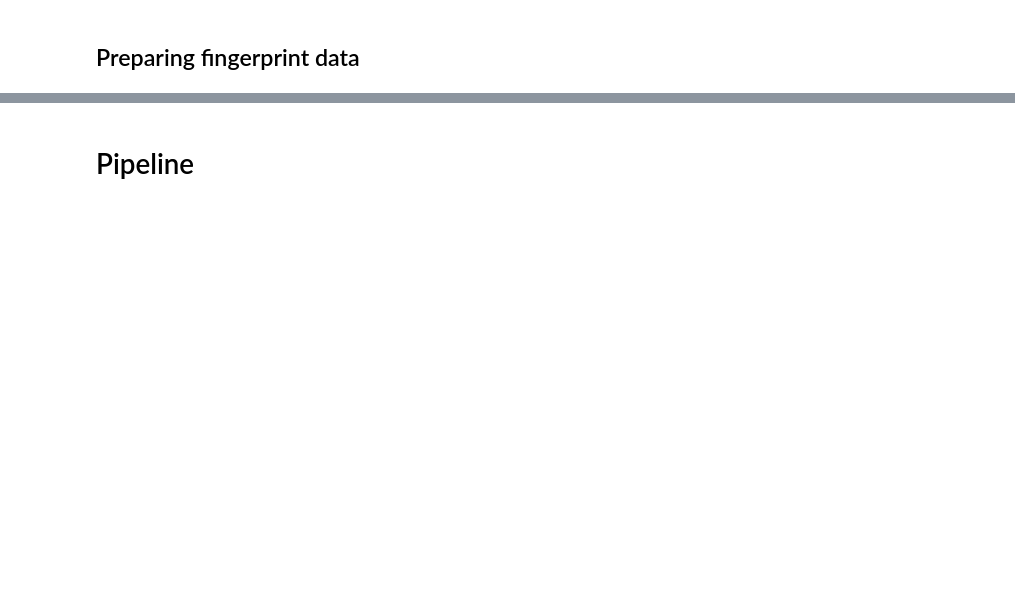
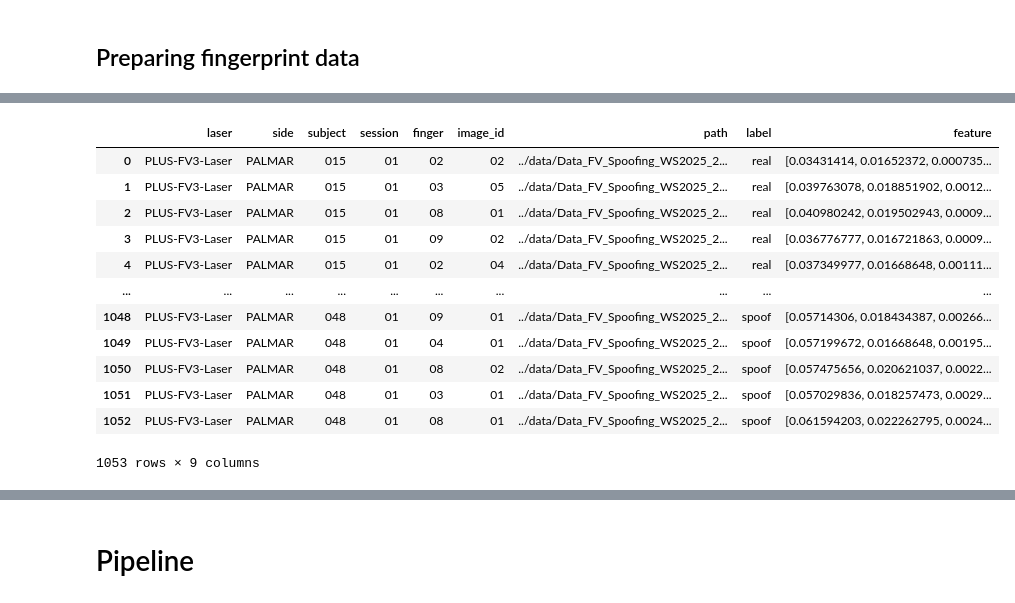
Before and after one commit to Andino20/PAD_LBP_PS-Bildverarbeitung-WS25, a Jupyter notebook: notebooks/LBP.ipynb, the cells around one changed output, grey strips where cells are left out. Saved outputs shown, nothing was run; the diff lists cells and outputs as text; code cells hidden in the pictures; blank space fills up the shorter version.

Commit message:
Prepare data

```diff
--- a/notebooks/LBP.ipynb
+++ b/notebooks/LBP.ipynb
@@ -61,0 +55,22 @@ NameError: name 'metadata' is not defined
+# %%
+# CREATE THE BALANCED DATASET
+KEYS = ["subject", "finger"]
+
+# Identify shared (user_id, finger_id) pairs
+common_keys = (
+    real[KEYS]
+    .merge(spoof[KEYS], on=KEYS, how="inner")
+    .drop_duplicates()
+)
+
+# Filter both tables to the shared pairs
+df_pos_balanced = real.merge(common_keys, on=KEYS, how="inner")
+df_neg_balanced = spoof.merge(common_keys, on=KEYS, how="inner")
+
+# Stack rows while preserving schema and labels
+balanced_df = pd.concat(
+    [df_pos_balanced, df_neg_balanced],
+    ignore_index=True
+)
+
+balanced_df
@@ -61,0 +91,32 @@ NameError: name 'metadata' is not defined
+# %%
+# Takes fingerprint image path and converts it to a normalized histogram of the lbp results
+def extract_feature(path: str) -> np.ndarray:
+    fingerprint = io.imread(path)
+    lbp = local_binary_pattern(fingerprint, P=8, R=1, method="default")
+    lbp = lbp.astype(np.uint8)
+    hist, _ = np.histogram(
+        lbp.ravel(),
+        bins=256,
+        range=(0, 256)
+    )
+    hist = hist.astype(np.float32)
+    hist /= hist.sum() + 1e-8
+    return hist
+# %%
+# Add the feature column to the dataset
+balanced_df['feature'] = balanced_df['path'].apply(extract_feature)
+balanced_df
+# %% [output]
+|  | laser | side | subject | session | finger | image_id | path | label | feature |
+| 0 | PLUS-FV3-Laser | PALMAR | 015 | 01 | 02 | 02 | ../data/Data_FV_Spoofing_WS2025_2... | real | [0.03431414, 0.01652372, 0.000735... |
+| 1 | PLUS-FV3-Laser | PALMAR | 015 | 01 | 03 | 05 | ../data/Data_FV_Spoofing_WS2025_2... | real | [0.039763078, 0.018851902, 0.0012... |
+| 2 | PLUS-FV3-Laser | PALMAR | 015 | 01 | 08 | 01 | ../data/Data_FV_Spoofing_WS2025_2... | real | [0.040980242, 0.019502943, 0.0009... |
+| 3 | PLUS-FV3-Laser | PALMAR | 015 | 01 | 09 | 02 | ../data/Data_FV_Spoofing_WS2025_2... | real | [0.036776777, 0.016721863, 0.0009... |
+| 4 | PLUS-FV3-Laser | PALMAR | 015 | 01 | 02 | 04 | ../data/Data_FV_Spoofing_WS2025_2... | real | [0.037349977, 0.01668648, 0.00111... |
+| ... | ... | ... | ... | ... | ... | ... | ... | ... | ... |
+| 1048 | PLUS-FV3-Laser | PALMAR | 048 | 01 | 09 | 01 | ../data/Data_FV_Spoofing_WS2025_2... | spoof | [0.05714306, 0.018434387, 0.00266... |
+| 1049 | PLUS-FV3-Laser | PALMAR | 048 | 01 | 04 | 01 | ../data/Data_FV_Spoofing_WS2025_2... | spoof | [0.057199672, 0.01668648, 0.00195... |
+| 1050 | PLUS-FV3-Laser | PALMAR | 048 | 01 | 08 | 02 | ../data/Data_FV_Spoofing_WS2025_2... | spoof | [0.057475656, 0.020621037, 0.0022... |
+| 1051 | PLUS-FV3-Laser | PALMAR | 048 | 01 | 03 | 01 | ../data/Data_FV_Spoofing_WS2025_2... | spoof | [0.057029836, 0.018257473, 0.0029... |
+| 1052 | PLUS-FV3-Laser | PALMAR | 048 | 01 | 08 | 01 | ../data/Data_FV_Spoofing_WS2025_2... | spoof | [0.061594203, 0.022262795, 0.0024... |
+1053 rows × 9 columns
```
Also changed, not shown: parts of 8 cells of this notebook.
